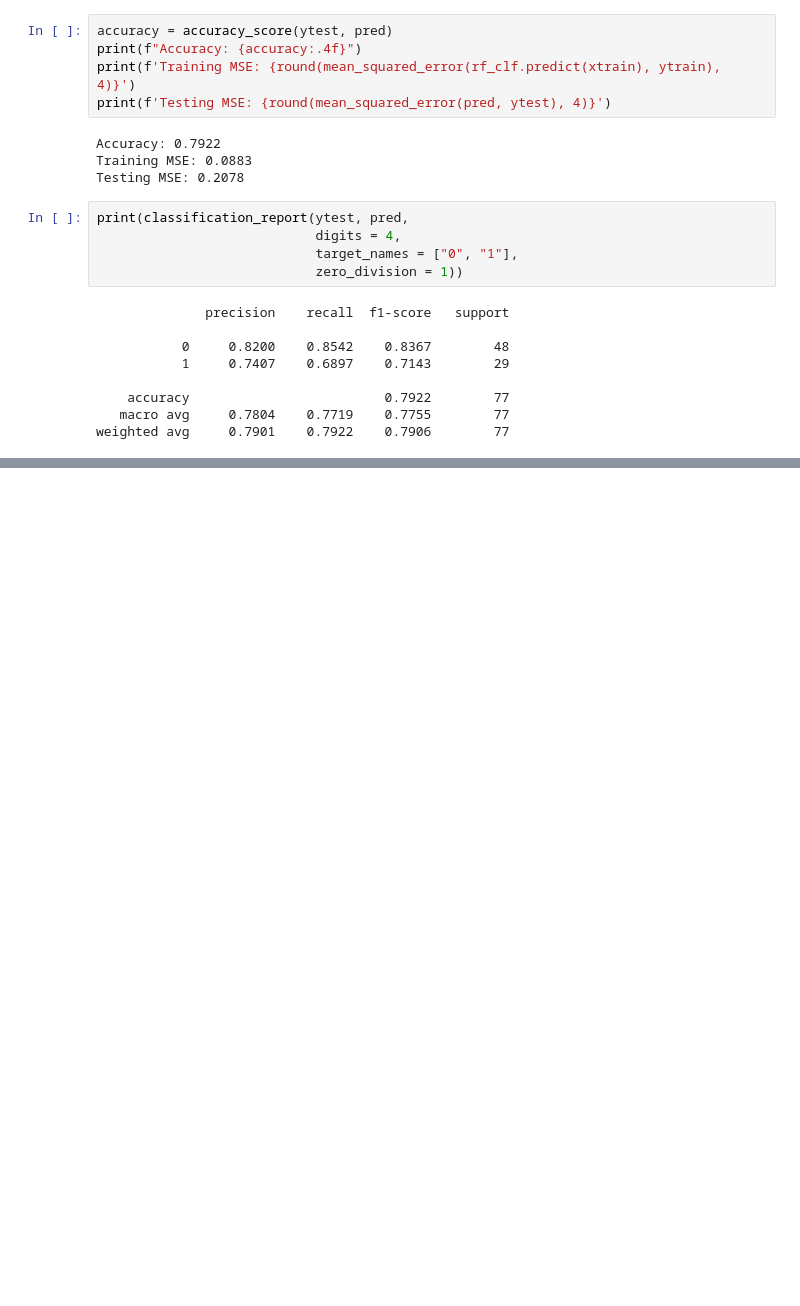
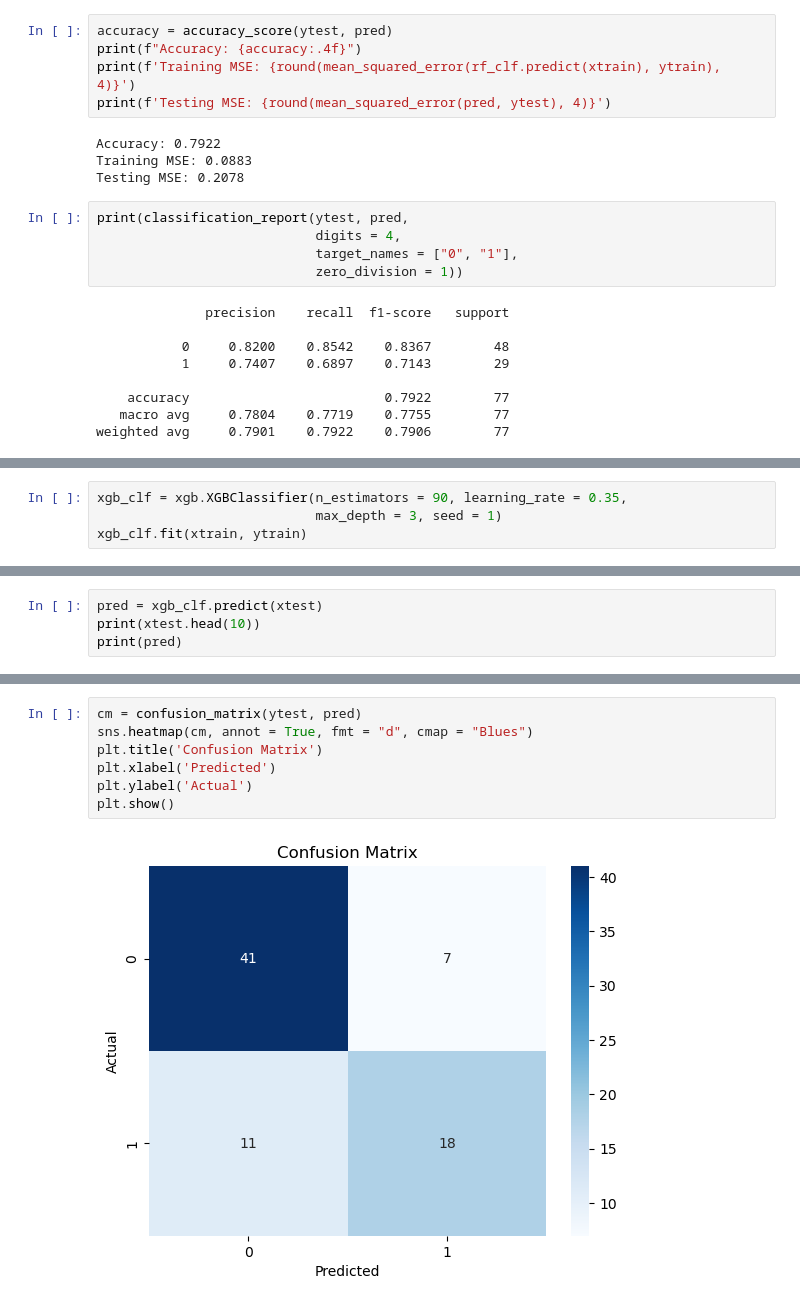
Before and after one commit to ssooraj004/AISC-SQ2024-Beginner-Project, a Jupyter notebook: Suranjana_AISCBP.ipynb, the cells around one changed output, grey strips where cells are left out. Cells and saved outputs as stored; diff of their text form; blank space fills up the shorter version.

```diff
--- a/Suranjana_AISCBP.ipynb
+++ b/Suranjana_AISCBP.ipynb
@@ -280,0 +279,4 @@ plt.show()
+# %%
+xgb_clf = xgb.XGBClassifier(n_estimators = 90, learning_rate = 0.35,
+                            max_depth = 3, seed = 1)
+xgb_clf.fit(xtrain, ytrain)
@@ -280,0 +295,4 @@ plt.show()
+# %%
+pred = xgb_clf.predict(xtest)
+print(xtest.head(10))
+print(pred)
@@ -280,0 +334,9 @@ plt.show()
+# %%
+cm = confusion_matrix(ytest, pred)
+sns.heatmap(cm, annot = True, fmt = "d", cmap = "Blues")
+plt.title('Confusion Matrix')
+plt.xlabel('Predicted')
+plt.ylabel('Actual')
+plt.show()
+# %% [output]
+[figure, added]
```
Also changed, not shown: parts of 13 cells of this notebook.
